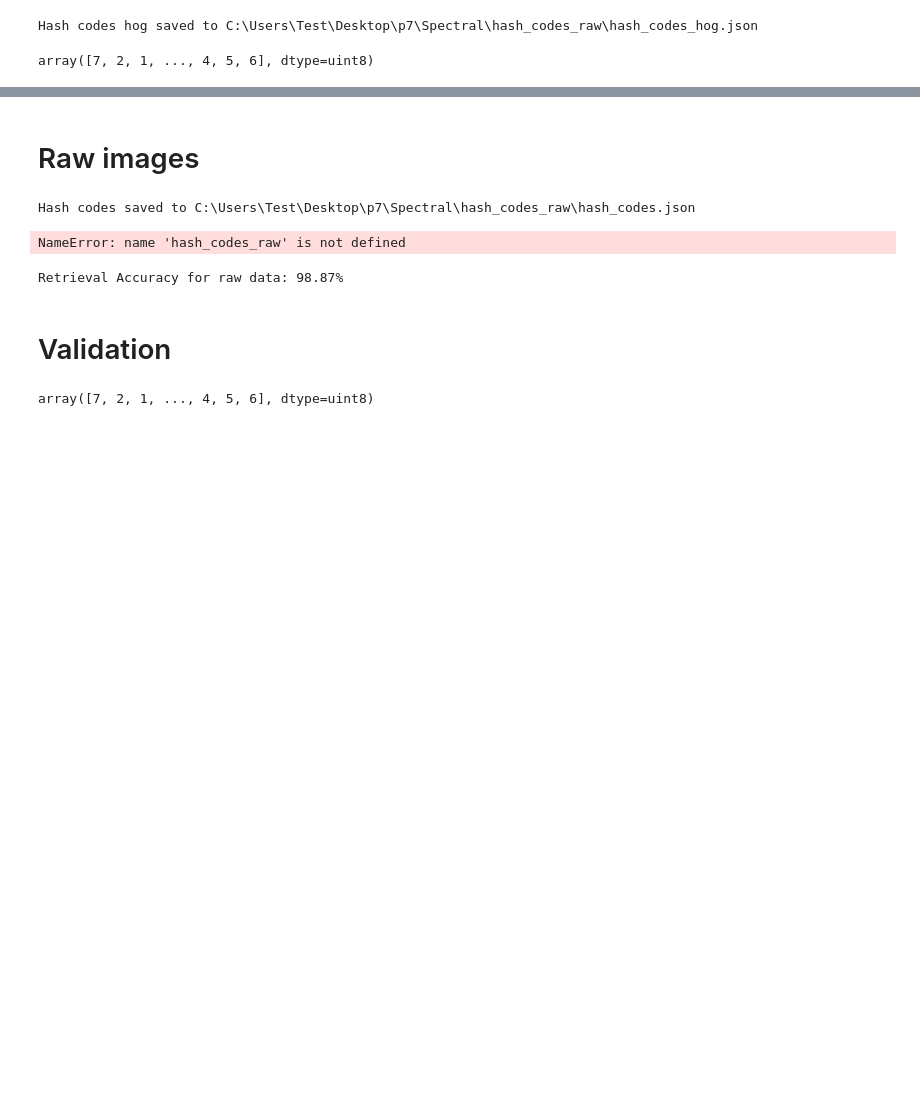
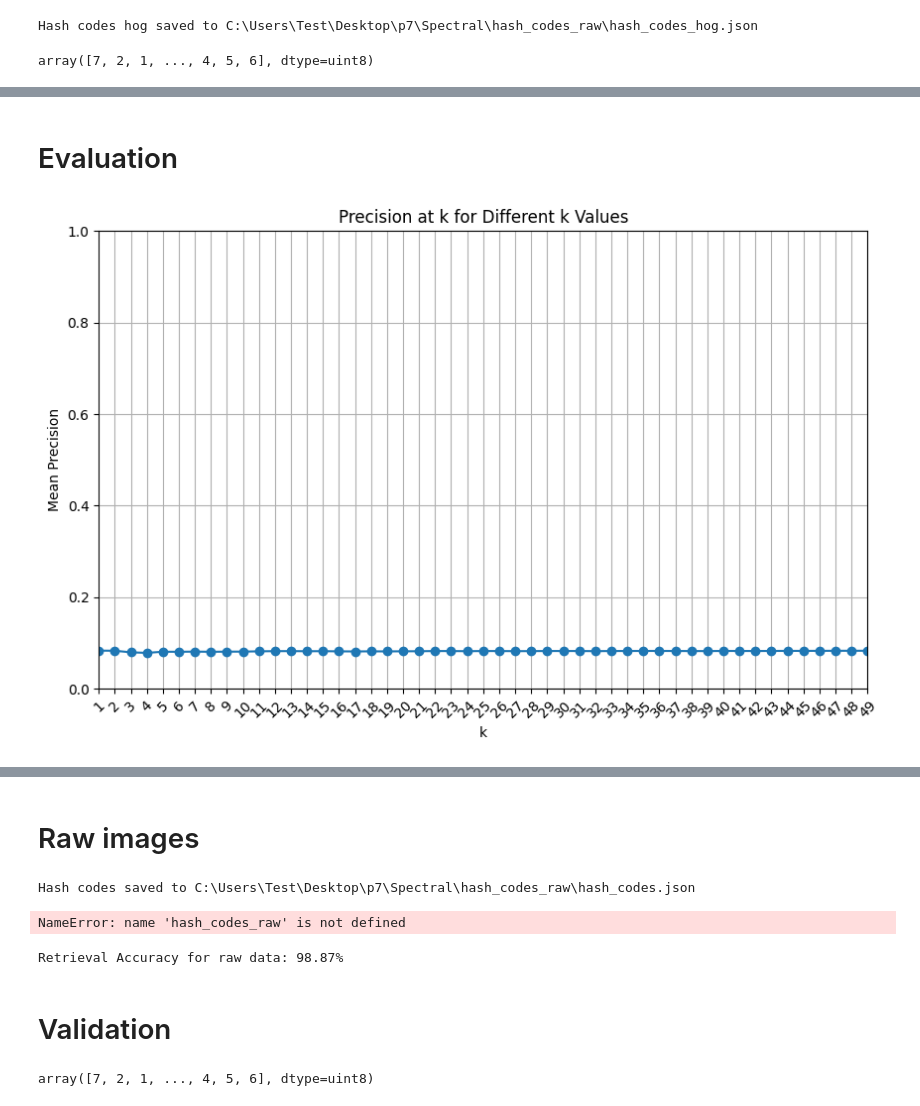
Before and after one commit to tobo03/DVP7, a Jupyter notebook: TraditionalMethods/SpectralHashing/Spectral hashing for MNIST.ipynb, the cells around one changed output, grey strips where cells are left out. Cells and saved outputs as stored; diff of their text form; code cells hidden in the pictures; blank space fills up the shorter version.

```diff
--- a/TraditionalMethods/SpectralHashing/Spectral hashing for MNIST.ipynb
+++ b/TraditionalMethods/SpectralHashing/Spectral hashing for MNIST.ipynb
@@ -101,7 +91,7 @@ from sklearn.decomposition import PCA
 
 # Flatten the datasets
 
-train_hog_flat = train_hog.reshape(train_hog.shape[0], -1)  # Shape: (60000, 81)
-test_hog_flat = test_hog.reshape(test_hog.shape[0], -1)    # Shape: (10000, 81)
+train_hog_flat = x_train_hog.reshape(x_train_hog.shape[0], -1)  # Shape: (60000, 81)
+test_hog_flat = x_test_hog.reshape(x_test_hog.shape[0], -1)    # Shape: (10000, 81)
 
 #
@@ -171,0 +164,10 @@ array([[ 0.        , 12.46769197, 13.54505502, ...,  6.89089779,
+# %%
+# Skal vi have en seperat en for test???? probably ja
+
+# Step 1: Fit k-NN
+knn_x = NearestNeighbors(n_neighbors=n_neighbors, metric='euclidean')
+knn_x.fit(test_hog_flat)
+
+# Step 2: Compute the k-neighbors graph (Adjacency Matrix)
+# kneighbors_graph returns a sparse matrix with 1s indicating neighbors
+AdjacencyMatrix_test = knn_x.kneighbors_graph(test_hog_flat, mode='connectivity').toarray()
@@ -171,0 +195,3 @@ array([[ 0.        , 12.46769197, 13.54505502, ...,  6.89089779,
+# %%
+AdjacencyMatrix_train = AdjacencyMatrix_train- np.identity(len(AdjacencyMatrix_train))
+AdjacencyMatrix_test = AdjacencyMatrix_test- np.identity(len(AdjacencyMatrix_test))
@@ -260,0 +263,3 @@ array([[0, 1, 1, ..., 0, 1, 1],
+# %%
+hash_codes_train = adj_matrix_to_hash_codes(AdjacencyMatrix_train,32)
+hash_codes_test = adj_matrix_to_hash_codes(AdjacencyMatrix_test,32)
@@ -300,0 +323,2 @@ Retrieval Accuracy: 97.74%
+# %% [markdown]
+# Evaluation
@@ -300,0 +327,52 @@ Retrieval Accuracy: 97.74%
+# %%
+import numpy as np
+import matplotlib.pyplot as plt
+from sklearn.neighbors import NearestNeighbors
+
+def precision_at_k(train_hash_codes, train_labels, test_hash_codes, test_labels, k):
+    # Fit the k-NN model on the train hash codes
+    knn = NearestNeighbors(n_neighbors=k)
+    knn.fit(train_hash_codes)
+
+    # Find the k nearest neighbors for each test sample in the train set
+    distances, indices = knn.kneighbors(test_hash_codes)
+
+    # Calculate precision at k
+    precision_scores = []
+    for i in range(len(test_labels)):
+        # Get the indices of the k nearest neighbors in the train set
+        neighbors_indices = indices[i]
+
+        # Get the true labels of the neighbors from the train set
+        neighbor_labels = train_labels[neighbors_indices]
+
+        # Count how many of the k neighbors have the same label as the test sample
+        correct_matches = np.sum(neighbor_labels == test_labels[i])
+
+        # Calculate precision for this sample
+        precision = correct_matches / k
+        precision_scores.append(precision)
+
+    # Return the mean precision at k
+    mean_precision = np.mean(precision_scores)
+    return mean_precision
+
+# Example usage:
+# Calculate Precision at k for k from 1 to 49 using train set for k-NN and test set for evaluation
+k_values = range(1, 50)
+precision_values = [precision_at_k(hash_codes_train, y_train, hash_codes_test, y_test, k) for k in k_values]
+
+# Plotting the results
+plt.figure(figsize=(10, 6))
+plt.plot(k_values, precision_values, marker='o')
+plt.title('Precision at k for Different k Values')
+plt.xlabel('k')
+plt.ylabel('Mean Precision')
+plt.xticks(k_values)
+plt.xticks(rotation = 45)
+plt.grid()
+plt.xlim(1, 49)
+plt.ylim(0, 1)  # Assuming precision is between 0 and 1
+plt.show()
+# %% [output]
+[figure, added]
```
Also changed, not shown: parts of 34 cells of this notebook.
